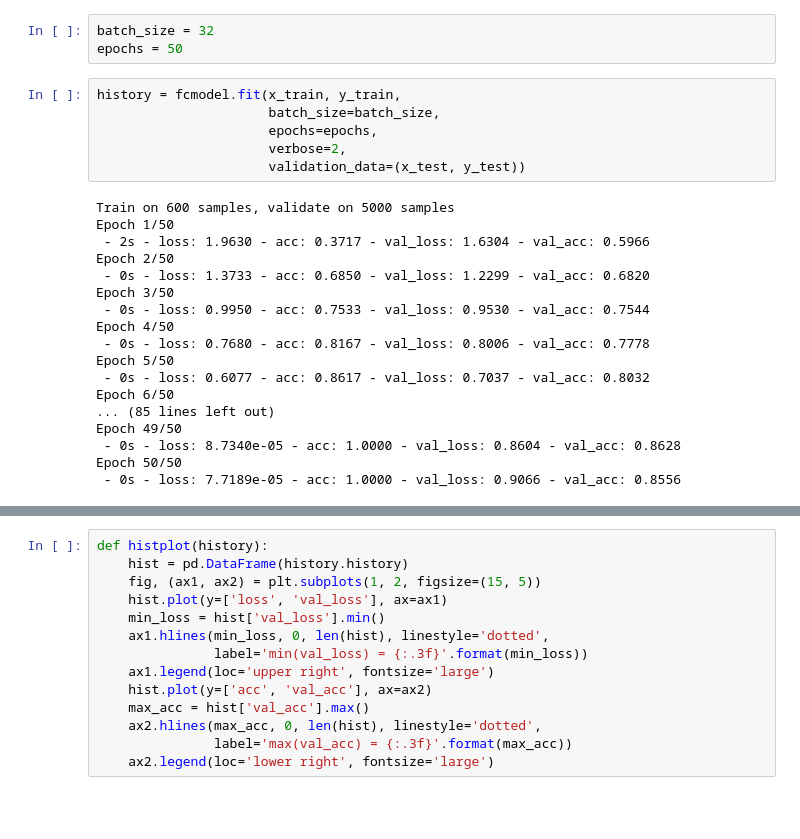
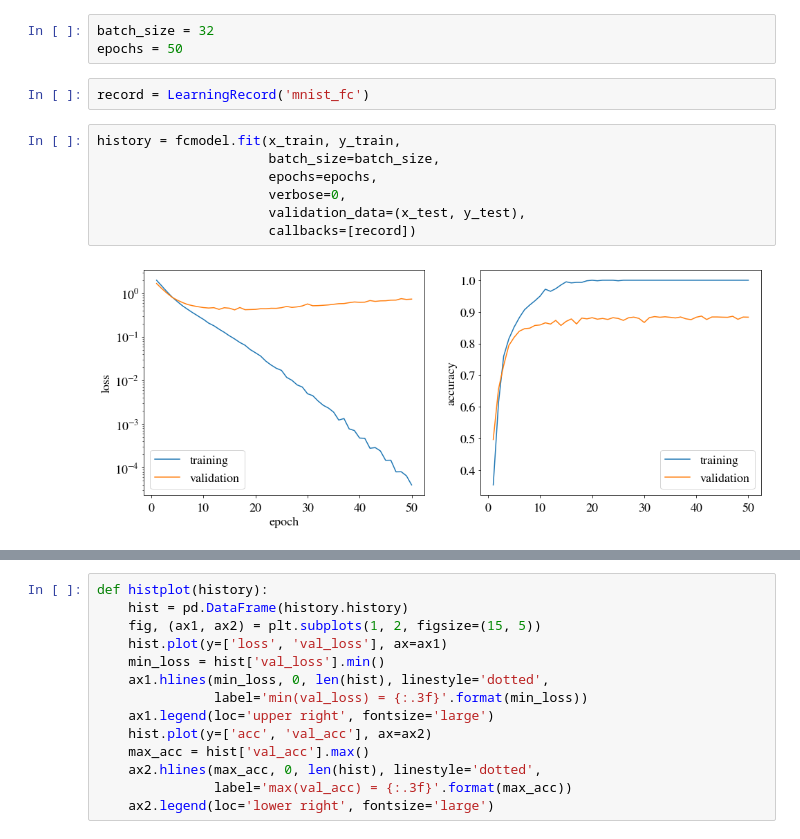
Before and after one commit to bamford/keras_demo, a Jupyter notebook: MNIST_Edinburgh_presentation.ipynb, the cells around one changed output, grey strips where cells are left out. Cells and saved outputs as stored; diff of their text form; blank space fills up the shorter version.

```diff
--- a/MNIST_Edinburgh_presentation.ipynb
+++ b/MNIST_Edinburgh_presentation.ipynb
@@ -287,30 +288,17 @@ ax.set_label('$a_1$');
 # %%
 batch_size = 32
 epochs = 50
+# %%
+record = LearningRecord('mnist_fc')
 # %%
 history = fcmodel.fit(x_train, y_train,
                       batch_size=batch_size,
                       epochs=epochs,
-                      verbose=2,
-                      validation_data=(x_test, y_test))
+                      verbose=0,
+                      validation_data=(x_test, y_test),
+                      callbacks=[record])
 # %% [output]
-Train on 600 samples, validate on 5000 samples
-Epoch 1/50
- - 2s - loss: 1.9630 - acc: 0.3717 - val_loss: 1.6304 - val_acc: 0.5966
-Epoch 2/50
- - 0s - loss: 1.3733 - acc: 0.6850 - val_loss: 1.2299 - val_acc: 0.6820
-Epoch 3/50
- - 0s - loss: 0.9950 - acc: 0.7533 - val_loss: 0.9530 - val_acc: 0.7544
-Epoch 4/50
- - 0s - loss: 0.7680 - acc: 0.8167 - val_loss: 0.8006 - val_acc: 0.7778
-Epoch 5/50
- - 0s - loss: 0.6077 - acc: 0.8617 - val_loss: 0.7037 - val_acc: 0.8032
-Epoch 6/50
-... (85 lines left out)
-Epoch 49/50
- - 0s - loss: 8.7340e-05 - acc: 1.0000 - val_loss: 0.8604 - val_acc: 0.8628
-Epoch 50/50
- - 0s - loss: 7.7189e-05 - acc: 1.0000 - val_loss: 0.9066 - val_acc: 0.8556
+[figure, added]
 # %%
 score = fcmodel.evaluate(x_test, y_test, verbose=0)
 print('Test loss: {:.3f}'.format(score[0]))
```
Also changed, not shown: parts of 14 cells of this notebook, 1 other file.
